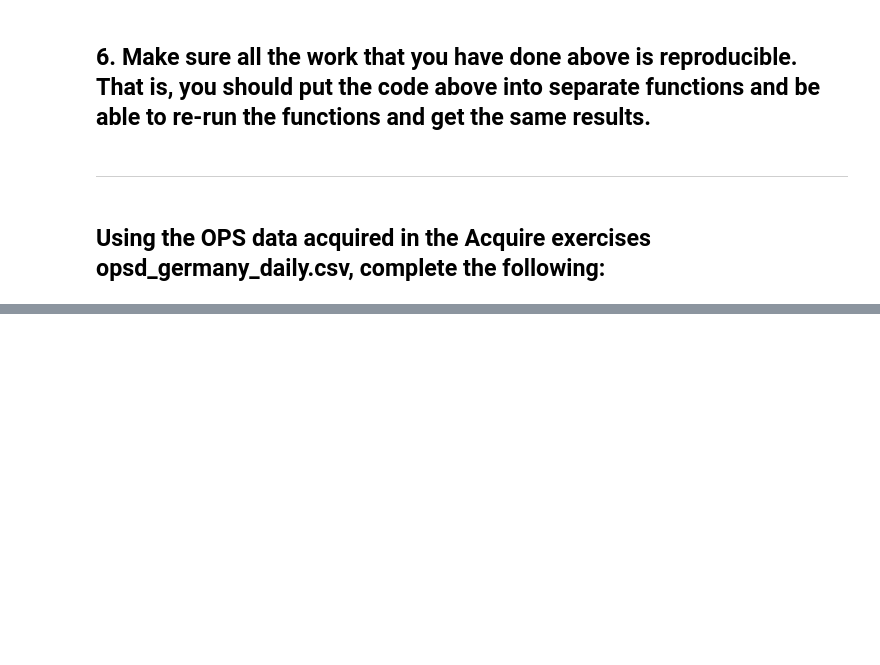
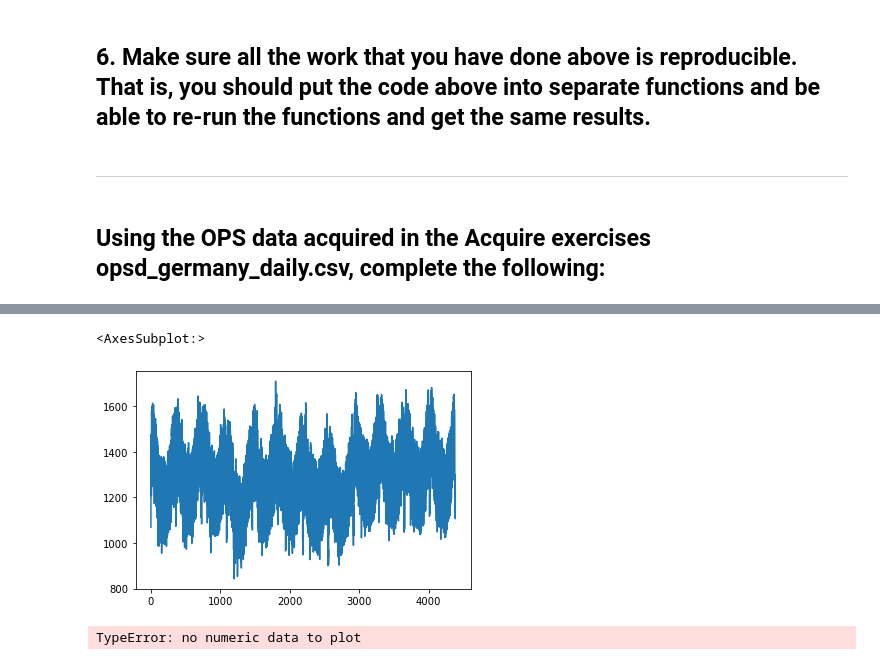
Before and after one commit to justin-m-sullivan/time-series-exercises, a Jupyter notebook: prepare.ipynb, the cells around one changed output, grey strips where cells are left out. Drawn from its saved outputs; the diff is of its cells as text; code cells hidden in the pictures; blank space fills up the shorter version.

```diff
--- a/prepare.ipynb
+++ b/prepare.ipynb
@@ -89,0 +129,2 @@ df['sales_total'] = df.sale_amount.apply(lambda x: x * df.item_price)
+# %%
+df = pd.read_csv('opsd_germany_daily.csv')
@@ -89,0 +142,3 @@ df['sales_total'] = df.sale_amount.apply(lambda x: x * df.item_price)
+# %%
+# Set the sale_date to datetime object
+df.Date = pd.to_datetime(df.Date)
@@ -89,0 +156,2 @@ df['sales_total'] = df.sale_amount.apply(lambda x: x * df.item_price)
+# %%
+df.drop(columns={'Unnamed: 0'}, inplace=True)
@@ -89,0 +167,9 @@ df['sales_total'] = df.sale_amount.apply(lambda x: x * df.item_price)
+# %%
+df.Consumption.plot()
+# %% [output]
+<AxesSubplot:>
+[figure, added]
+# %%
+df.Wind.plot()
+# %% [output]
+TypeError: no numeric data to plot
```
Also changed, not shown: parts of 25 cells of this notebook.
